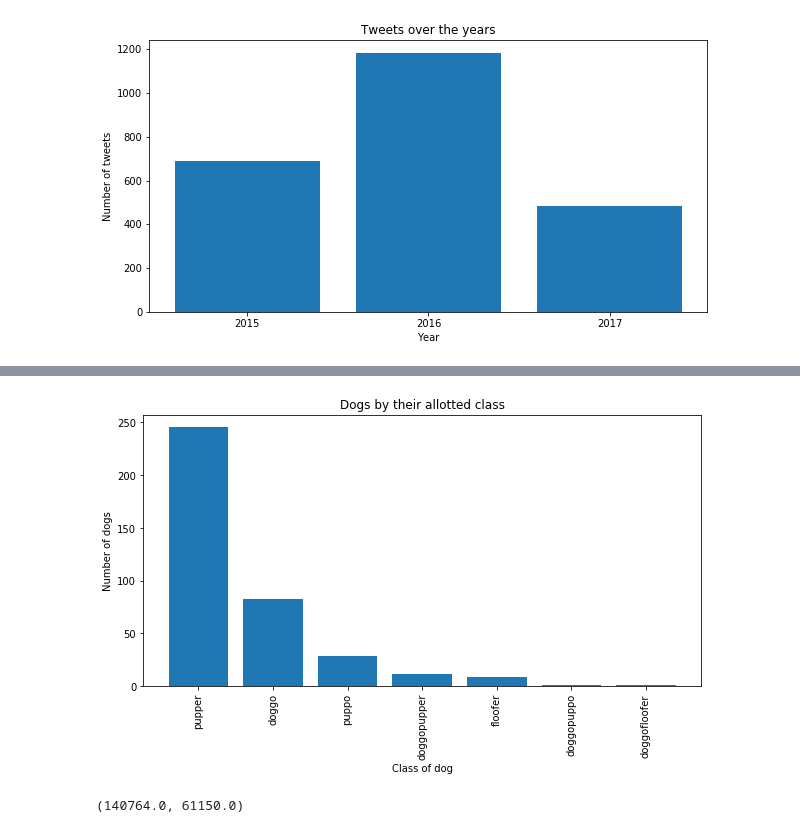
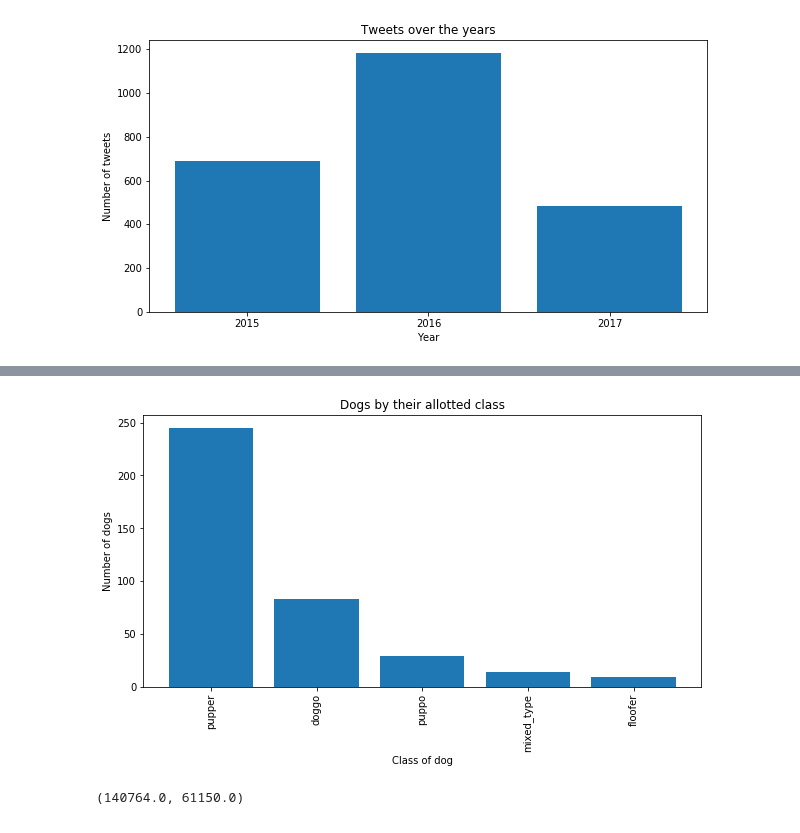
Before and after one commit to renz64/Twitter_dogs, a Jupyter notebook: wrangle_act.ipynb, the cells around one changed output, grey strips where cells are left out. Saved outputs shown, nothing was run; the diff lists cells and outputs as text; code cells hidden in the pictures.

Commit message:
Consolidated dog_types; added act_report with figures.

```diff
--- a/wrangle_act.ipynb
+++ b/wrangle_act.ipynb
@@ -441,0 +445,5 @@ dtype('O')
+# %%
+# Code
+df_archive_clean.loc[(df_archive_clean.loc[: ,'dog_type'] == 'doggopuppo'), 'dog_type'] = 'mixed_type'
+df_archive_clean.loc[(df_archive_clean.loc[:, 'dog_type'] == 'doggofloofer'), 'dog_type'] = 'mixed_type'
+df_archive_clean.loc[(df_archive_clean.loc[:, 'dog_type'] == 'doggopupper'), 'dog_type'] = 'mixed_type'
@@ -544,16 +556,16 @@ doggopuppo        1
 Name: dog_type, dtype: int64
 # %%
-x = ['pupper', 'doggo', 'puppo', 'doggopupper', 'floofer', 'doggopuppo', 'doggofloofer']
+x = ['pupper', 'doggo', 'puppo','mixed_type', 'floofer']
 y = df_archive_clean.dog_type.value_counts()
 f, ax = plt.subplots(figsize=(10,5))
 plt.bar(x, y)
 plt.xlabel('Class of dog')
 plt.ylabel('Number of dogs')
 plt.title('Dogs by their allotted class')
 plt.xticks(rotation='vertical')
 plt.show();
 # %% [output]
-[figure, old version]
+[figure, new version]
 # %%
 # What were the highest favorite and retweet counts? Which dogs won those?
 df_archive_clean['favorite_count'].max(), df_archive_clean['retweet_count'].max()
```
Also changed, not shown: parts of 5 cells of this notebook, 13 other files.
